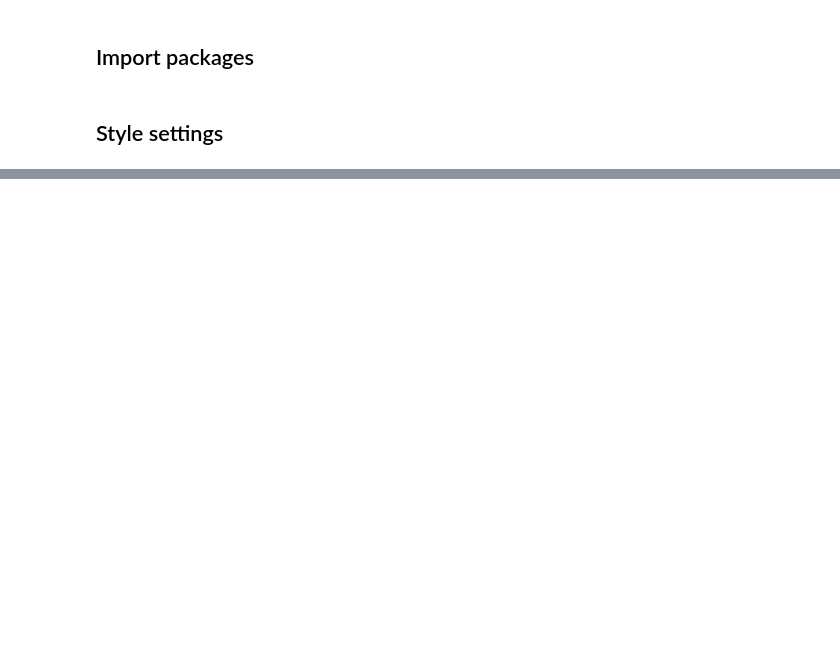
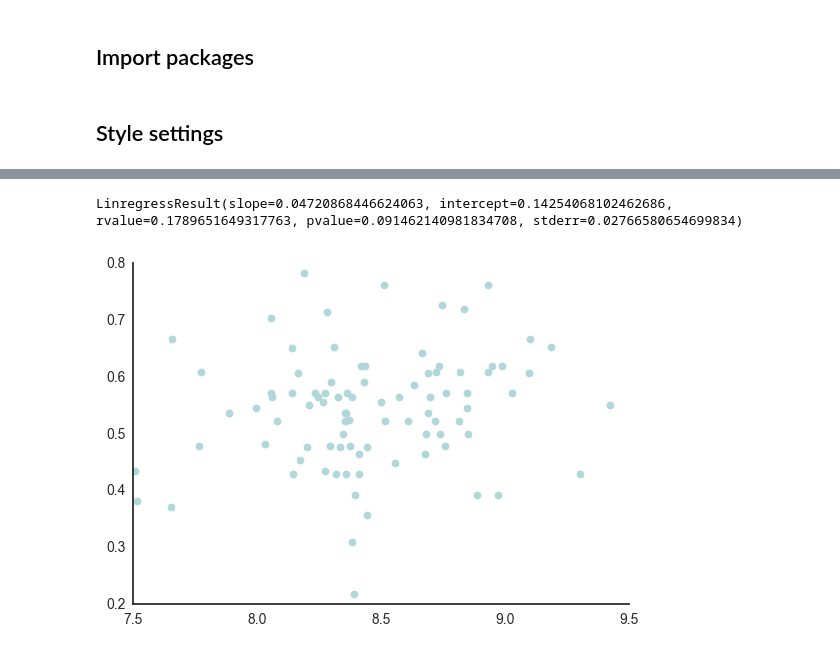
Before and after one commit to galbiati/mnk-figures, a Jupyter notebook: cosyne2017/Figures.ipynb, the cells around one changed output, grey strips where cells are left out. Drawn from its saved outputs; the diff is of its cells as text; code cells hidden in the pictures; blank space fills up the shorter version.

```diff
--- a/cosyne2017/Figures.ipynb
+++ b/cosyne2017/Figures.ipynb
@@ -41,0 +51,8 @@ dirs = {
+# %%
+L = pd.read_csv(os.path.join(gdpath, 'Data/3_lrn/Clean/_summaries/all_games_all_fields.csv'))
+A = pd.read_csv(os.path.join(gdpath, 'Data/3_lrn/Clean/_summaries/all_afc2s_all_fields.csv'))
+# %%
+A['correct'] = 1
+A.loc[(A.aval > A.bval) & (A.response == A.b), 'correct'] = 0
+A.loc[(A.bval > A.aval) & (A.response == A.a), 'correct'] = 0
+T = A.loc[A.aval != A.bval, :]
@@ -41,0 +61,9 @@ dirs = {
+# %%
+ranks = pd.read_csv(os.path.join(gdpath, 'Analysis/3_lrn/ratings_learn.csv'))
+R = ranks.loc[ranks['Subject'] >= 0, :]
+for s in R.Subject.unique():
+    _r = R.loc[R.Subject == s, :]
+    _g = _r.sort_values('Session').games.cumsum()
+
+    R.loc[_g.index, 'games td'] = _g.values
+R = R.sort_values(['Subject', 'Session'])
@@ -41,0 +81,6 @@ dirs = {
+# %%
+for s in R.Subject.unique():
+    for ss in R.Session.unique():
+        R.loc[(R.Subject==s)&(R.Session==ss), 'mean rt'] = L.loc[(L.subject==s)&(L.session==ss), 'rt'].mean()
+        if ss%2 == 0:
+            R.loc[(R.Subject==s)&(R.Session==ss), 'afc score'] = T.loc[(T.subject==s)&(T.session==ss), 'correct'].mean()
@@ -41,0 +94,9 @@ dirs = {
+# %%
+stats.linregress(np.log(d['mean rt']), d['afc score'])
+# %% [output]
+LinregressResult(slope=0.04720868446624063, intercept=0.14254068102462686, rvalue=0.1789651649317763, pvalue=0.091462140981834708, stderr=0.02766580654699834)
+# %%
+plt.plot(np.log(R['mean rt']), R['afc score'], linestyle='none', marker='o')
+sns.despine()
+# %% [output]
+[figure, added]
```
Also changed, not shown: parts of 21 cells of this notebook.
